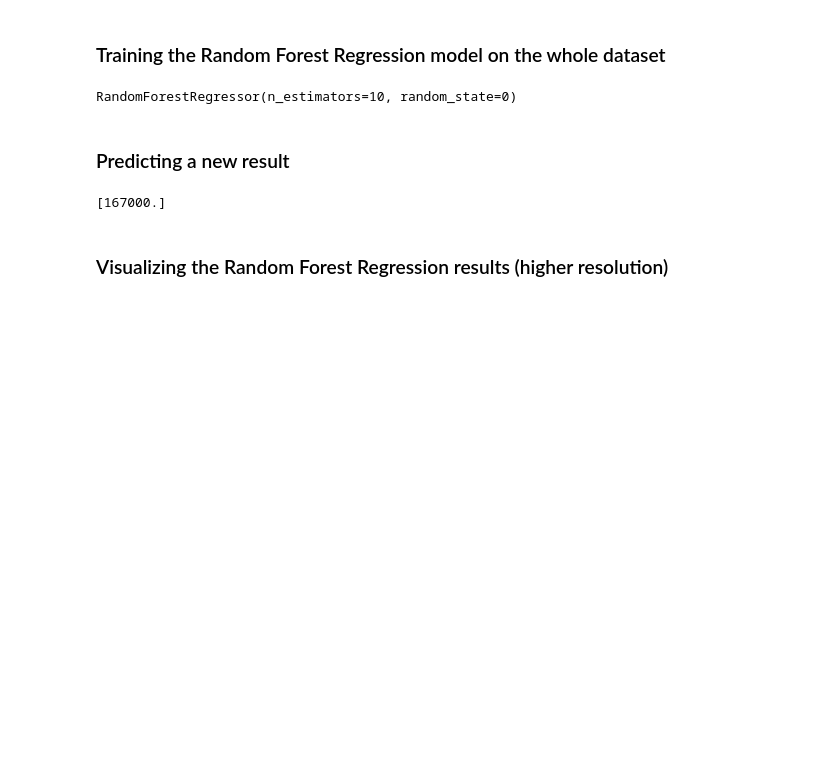
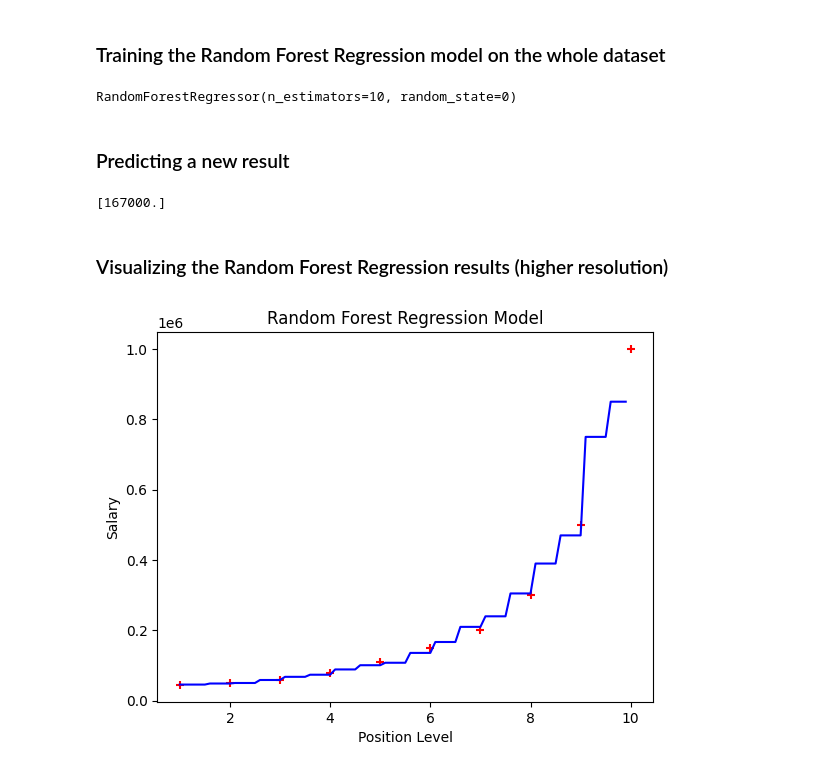
Before and after one commit to khalidmahamud/ml_practise, a Jupyter notebook: SuperDataScienceCourse/random_forest_regression/random_forest_regression.ipynb, the cells around one changed output. Saved outputs shown, nothing was run; the diff lists cells and outputs as text; code cells hidden in the pictures; blank space fills up the shorter version.

```diff
--- a/SuperDataScienceCourse/random_forest_regression/random_forest_regression.ipynb
+++ b/SuperDataScienceCourse/random_forest_regression/random_forest_regression.ipynb
@@ -30,3 +30,15 @@ print(y_pred)
 [167000.]
 # %% [markdown]
 ### Visualizing the Random Forest Regression results (higher resolution)
+# %%
+X_grid = np.arange(np.min(X), np.max(X), 0.1)
+X_grid = X_grid.reshape((len(X_grid), 1))
+
+plt.scatter(X, y, color="red", marker="+")
+plt.plot(X_grid, regressor.predict(X_grid), color="blue")
+plt.title("Random Forest Regression Model")
+plt.xlabel("Position Level")
+plt.ylabel("Salary")
+plt.show()
+# %% [output]
+[figure, added]
```
Also changed, not shown: 7 other files.
